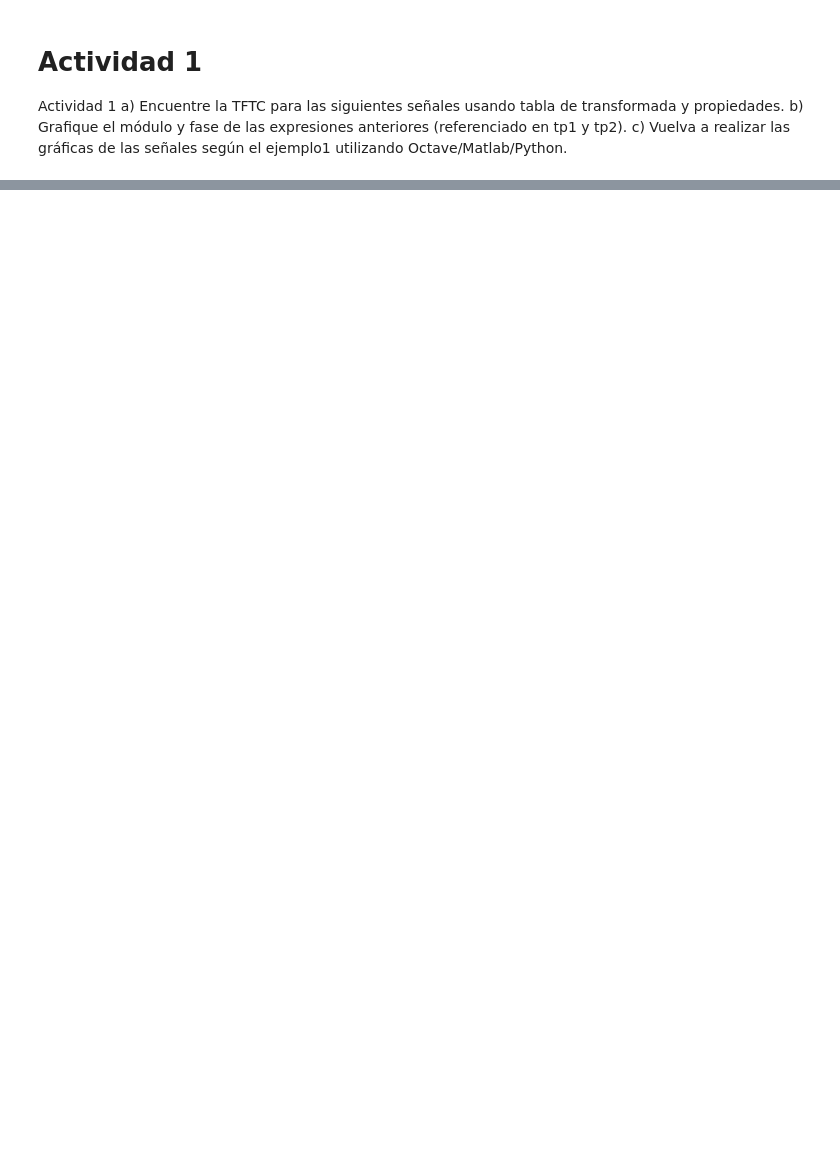
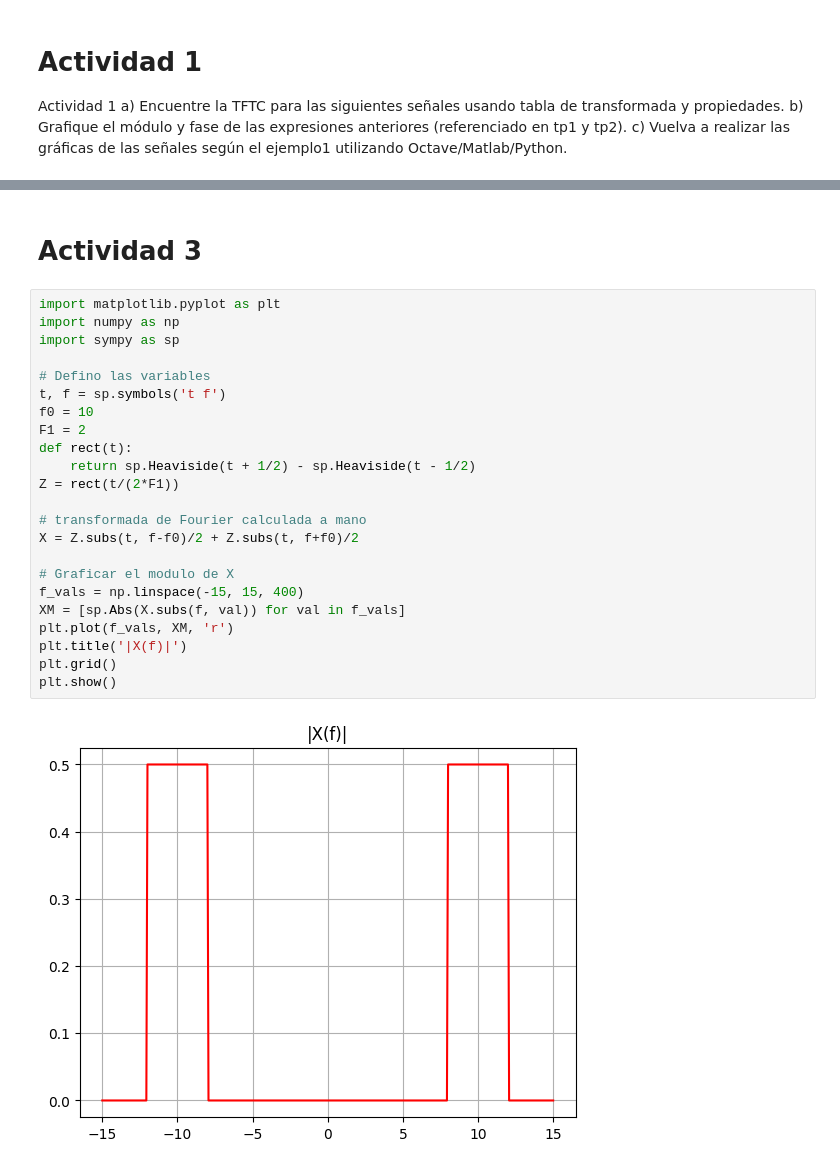
Before and after one commit to Lekkito/analisis-de-se-ales, a Jupyter notebook: tp4.ipynb, the cells around one changed output, grey strips where cells are left out. Saved outputs shown, nothing was run; the diff lists cells and outputs as text; blank space fills up the shorter version.

```diff
--- a/tp4.ipynb
+++ b/tp4.ipynb
@@ -222,0 +187,27 @@ plt.show()
+# %% [markdown]
+# Actividad 3
+# %%
+import matplotlib.pyplot as plt
+import numpy as np
+import sympy as sp
+
+# Defino las variables
+t, f = sp.symbols('t f')
+f0 = 10
+F1 = 2
+def rect(t):
+    return sp.Heaviside(t + 1/2) - sp.Heaviside(t - 1/2)
+Z = rect(t/(2*F1))
+
+# transformada de Fourier calculada a mano
+X = Z.subs(t, f-f0)/2 + Z.subs(t, f+f0)/2
+
+# Graficar el modulo de X
+f_vals = np.linspace(-15, 15, 400)
+XM = [sp.Abs(X.subs(f, val)) for val in f_vals]
+plt.plot(f_vals, XM, 'r')
+plt.title('|X(f)|')
+plt.grid()
+plt.show()
+# %% [output]
+[figure, added]
```
Also changed, not shown: parts of 8 cells of this notebook.
